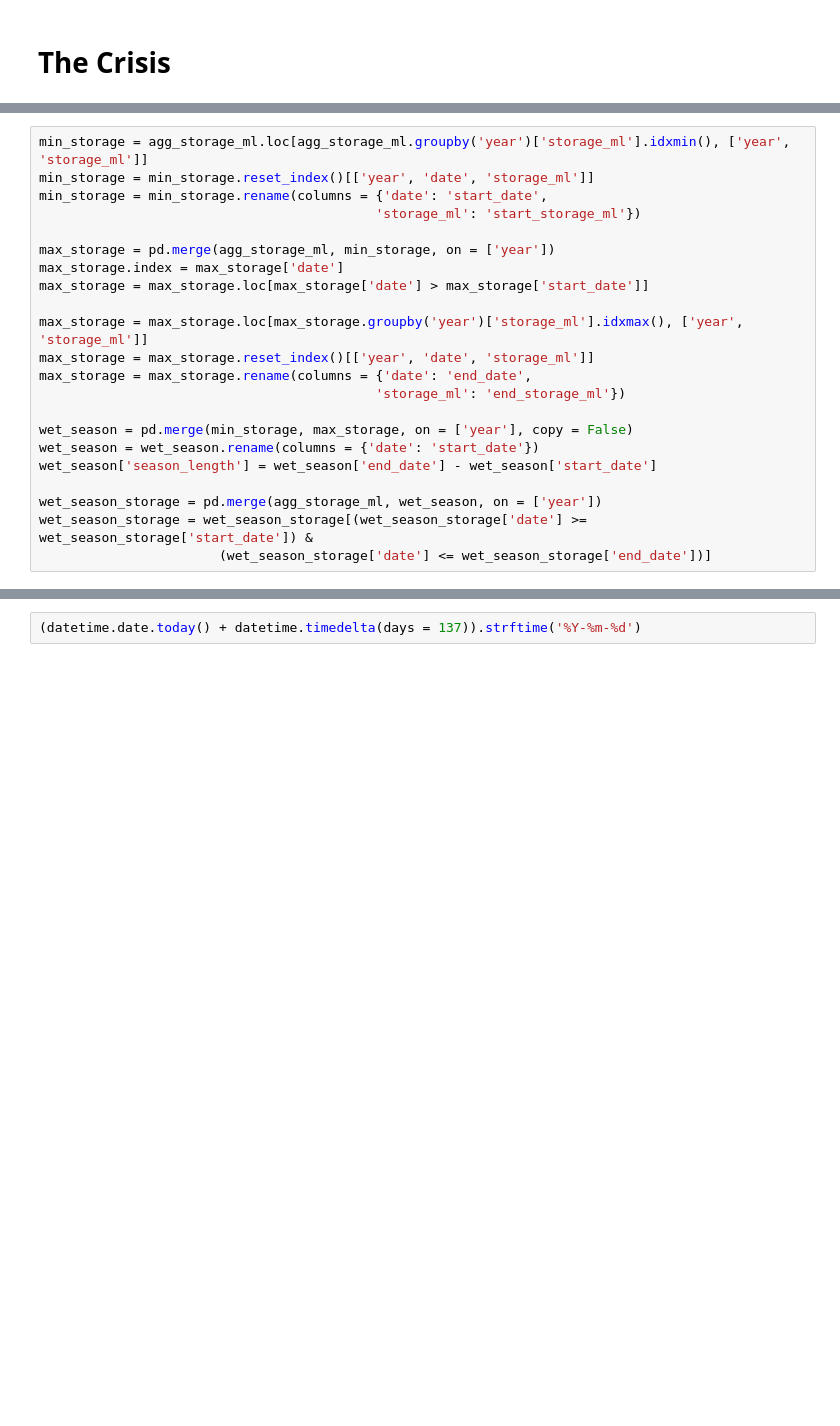
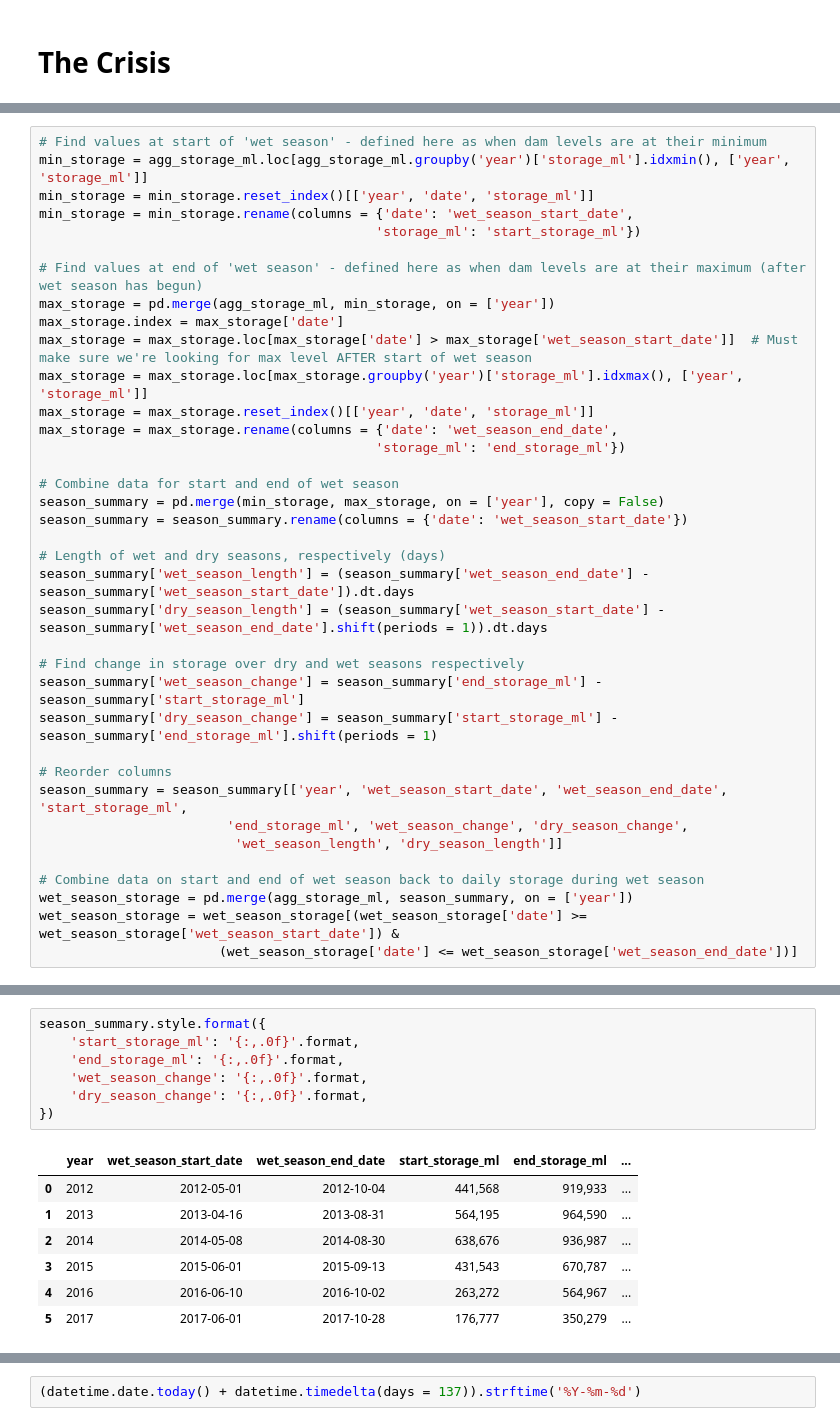
Before and after one commit to jbertscher/dam-levels, a Jupyter notebook: 1.0-dam-level-predictions.ipynb, the cells around one changed output, grey strips where cells are left out. Cells and saved outputs as stored; diff of their text form; blank space fills up the shorter version.

```diff
--- a/1.0-dam-level-predictions.ipynb
+++ b/1.0-dam-level-predictions.ipynb
@@ -73,22 +73,37 @@ The crisis also isn't only a problem of not enough rain in the rainy season but
 # %%
+# Find values at start of 'wet season' - defined here as when dam levels are at their minimum
 min_storage = agg_storage_ml.loc[agg_storage_ml.groupby('year')['storage_ml'].idxmin(), ['year', 'storage_ml']]
 min_storage = min_storage.reset_index()[['year', 'date', 'storage_ml']]
-min_storage = min_storage.rename(columns = {'date': 'start_date',
+min_storage = min_storage.rename(columns = {'date': 'wet_season_start_date',
                                            'storage_ml': 'start_storage_ml'})
 
+# Find values at end of 'wet season' - defined here as when dam levels are at their maximum (after wet season has begun)
 max_storage = pd.merge(agg_storage_ml, min_storage, on = ['year'])
 max_storage.index = max_storage['date']
-max_storage = max_storage.loc[max_storage['date'] > max_storage['start_date']]
-
+max_storage = max_storage.loc[max_storage['date'] > max_storage['wet_season_start_date']]  # Must make sure we're looking for max level AFTER start of wet season
 max_storage = max_storage.loc[max_storage.groupby('year')['storage_ml'].idxmax(), ['year', 'storage_ml']]
 max_storage = max_storage.reset_index()[['year', 'date', 'storage_ml']]
-max_storage = max_storage.rename(columns = {'date': 'end_date',
+max_storage = max_storage.rename(columns = {'date': 'wet_season_end_date',
                                            'storage_ml': 'end_storage_ml'})
 
-wet_season = pd.merge(min_storage, max_storage, on = ['year'], copy = False)
-wet_season = wet_season.rename(columns = {'date': 'start_date'})
-wet_season['season_length'] = wet_season['end_date'] - wet_season['start_date']
+# Combine data for start and end of wet season
+season_summary = pd.merge(min_storage, max_storage, on = ['year'], copy = False)
+season_summary = season_summary.rename(columns = {'date': 'wet_season_start_date'})
 
-wet_season_storage = pd.merge(agg_storage_ml, wet_season, on = ['year'])
-wet_season_storage = wet_season_storage[(wet_season_storage['date'] >= wet_season_storage['start_date']) &
-                       (wet_season_storage['date'] <= wet_season_storage['end_date'])]
+# Length of wet and dry seasons, respectively (days)
+season_summary['wet_season_length'] = (season_summary['wet_season_end_date'] - season_summary['wet_season_start_date']).dt.days
+season_summary['dry_season_length'] = (season_summary['wet_season_start_date'] - season_summary['wet_season_end_date'].shift(periods = 1)).dt.days
+
+# Find change in storage over dry and wet seasons respectively
+season_summary['wet_season_change'] = season_summary['end_storage_ml'] - season_summary['start_storage_ml']
+season_summary['dry_season_change'] = season_summary['start_storage_ml'] - season_summary['end_storage_ml'].shift(periods = 1)
+
+# Reorder columns
+season_summary = season_summary[['year', 'wet_season_start_date', 'wet_season_end_date', 'start_storage_ml',
+                        'end_storage_ml', 'wet_season_change', 'dry_season_change',
+                         'wet_season_length', 'dry_season_length']]
+
+# Combine data on start and end of wet season back to daily storage during wet season
+wet_season_storage = pd.merge(agg_storage_ml, season_summary, on = ['year'])
+wet_season_storage = wet_season_storage[(wet_season_storage['date'] >= wet_season_storage['wet_season_start_date']) &
+                       (wet_season_storage['date'] <= wet_season_storage['wet_season_end_date'])]
@@ -103,0 +129,15 @@ wet_season.head()
+# %%
+season_summary.style.format({
+    'start_storage_ml': '{:,.0f}'.format,
+    'end_storage_ml': '{:,.0f}'.format,
+    'wet_season_change': '{:,.0f}'.format,
+    'dry_season_change': '{:,.0f}'.format,
+})
+# %% [output]
+|  | year | wet_season_start_date | wet_season_end_date | start_storage_ml | end_storage_ml | ... |
+| 0 | 2012 | 2012-05-01 | 2012-10-04 | 441,568 | 919,933 | ... |
+| 1 | 2013 | 2013-04-16 | 2013-08-31 | 564,195 | 964,590 | ... |
+| 2 | 2014 | 2014-05-08 | 2014-08-30 | 638,676 | 936,987 | ... |
+| 3 | 2015 | 2015-06-01 | 2015-09-13 | 431,543 | 670,787 | ... |
+| 4 | 2016 | 2016-06-10 | 2016-10-02 | 263,272 | 564,967 | ... |
+| 5 | 2017 | 2017-06-01 | 2017-10-28 | 176,777 | 350,279 | ... |
```
Also changed, not shown: parts of 15 cells of this notebook, 1 other file.
